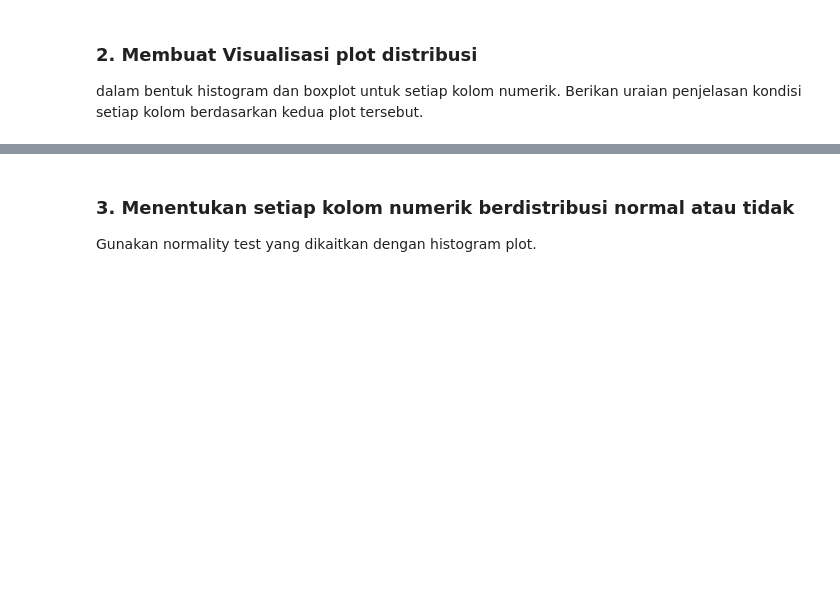
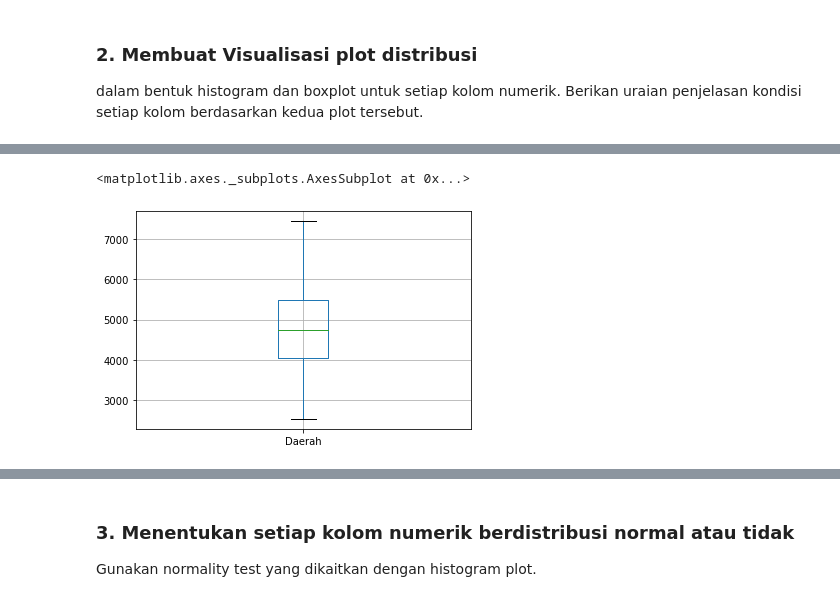
Before and after one commit to pratamaandiko/Tubes-Probstat, a Jupyter notebook: TubesProbstat.ipynb, the cells around one changed output, grey strips where cells are left out. Drawn from its saved outputs; the diff is of its cells as text; code cells hidden in the pictures; blank space fills up the shorter version.

```diff
--- a/TubesProbstat.ipynb
+++ b/TubesProbstat.ipynb
@@ -108,0 +116,5 @@ dalam bentuk histogram dan boxplot untuk setiap kolom numerik. Berikan uraian pe
+# %%
+gandum.boxplot("Daerah")
+# %% [output]
+<matplotlib.axes._subplots.AxesSubplot at 0x...>
+[figure, added]
```
Also changed, not shown: parts of 29 cells of this notebook.
